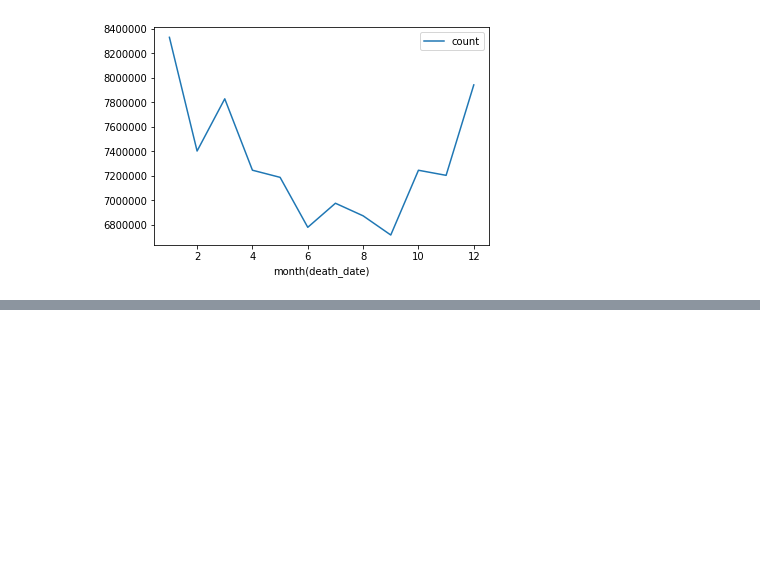
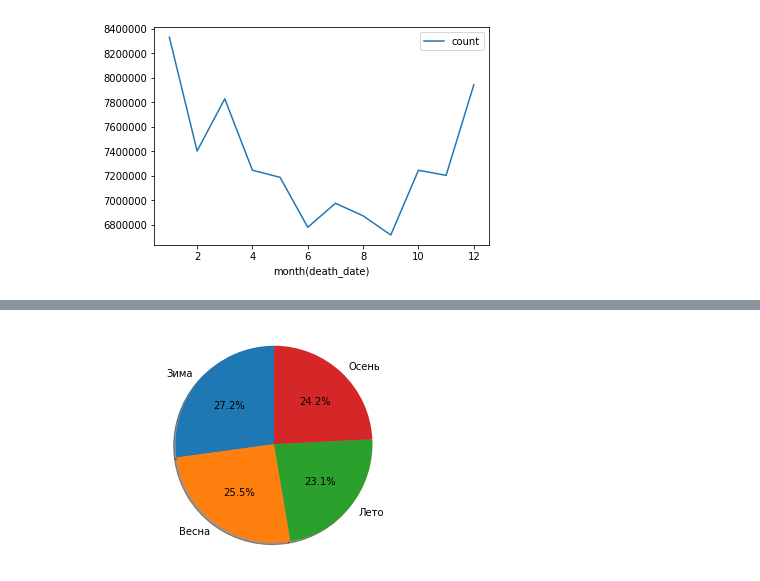
Before and after one commit to AlexanderSergeev/Big-Data-DMF, a Jupyter notebook: DMF.ipynb, the cells around one changed output, grey strips where cells are left out. Cells and saved outputs as stored; diff of their text form; code cells hidden in the pictures; blank space fills up the shorter version.

Commit message:
seasons data mining

```diff
--- a/DMF.ipynb
+++ b/DMF.ipynb
@@ -184,3 +119,21 @@ df.groupBy(month(df.death_date))\
 # %% [output]
 <matplotlib.axes._subplots.AxesSubplot at 0x...>
 [figure]
+# %%
+from pyspark.sql.functions import month, when
+df = df.withColumn(
+    'season',
+        when(
+            (month(df.death_date)==12) | (month(df.death_date)==1) | (month(df.death_date)==2),
+            1
+        ).when(
+             (month(df.death_date)>2) & (month(df.death_date)<6),
+            2
+        ).when(
+             (month(df.death_date)>5) & (month(df.death_date)<9),
+            3
+        ).when(
+             (month(df.death_date)>8) & (month(df.death_date)<12),
+            4
+        ))
+df.show(10)
@@ -186,0 +156,17 @@ df.groupBy(month(df.death_date))\
+# %%
+from pyspark.sql.functions import year
+group_df = df.where(year(df.death_date)>1970).groupBy(df.season)\
+    .count()\
+    .orderBy('season')\
+    .toPandas()
+# %%
+import matplotlib.pyplot as plt
+fig1, ax1 = plt.subplots()
+sizes=group_df['count']
+labels='Зима', 'Весна', 'Лето', 'Осень'
+ax1.pie(sizes, labels=labels, autopct='%1.1f%%',
+        shadow=True, startangle=90)
+ax1.axis('equal')  # Equal aspect ratio ensures that pie is drawn as a circle.
+plt.show()
+# %% [output]
+[figure, added]
```
Also changed, not shown: parts of 29 cells of this notebook.
